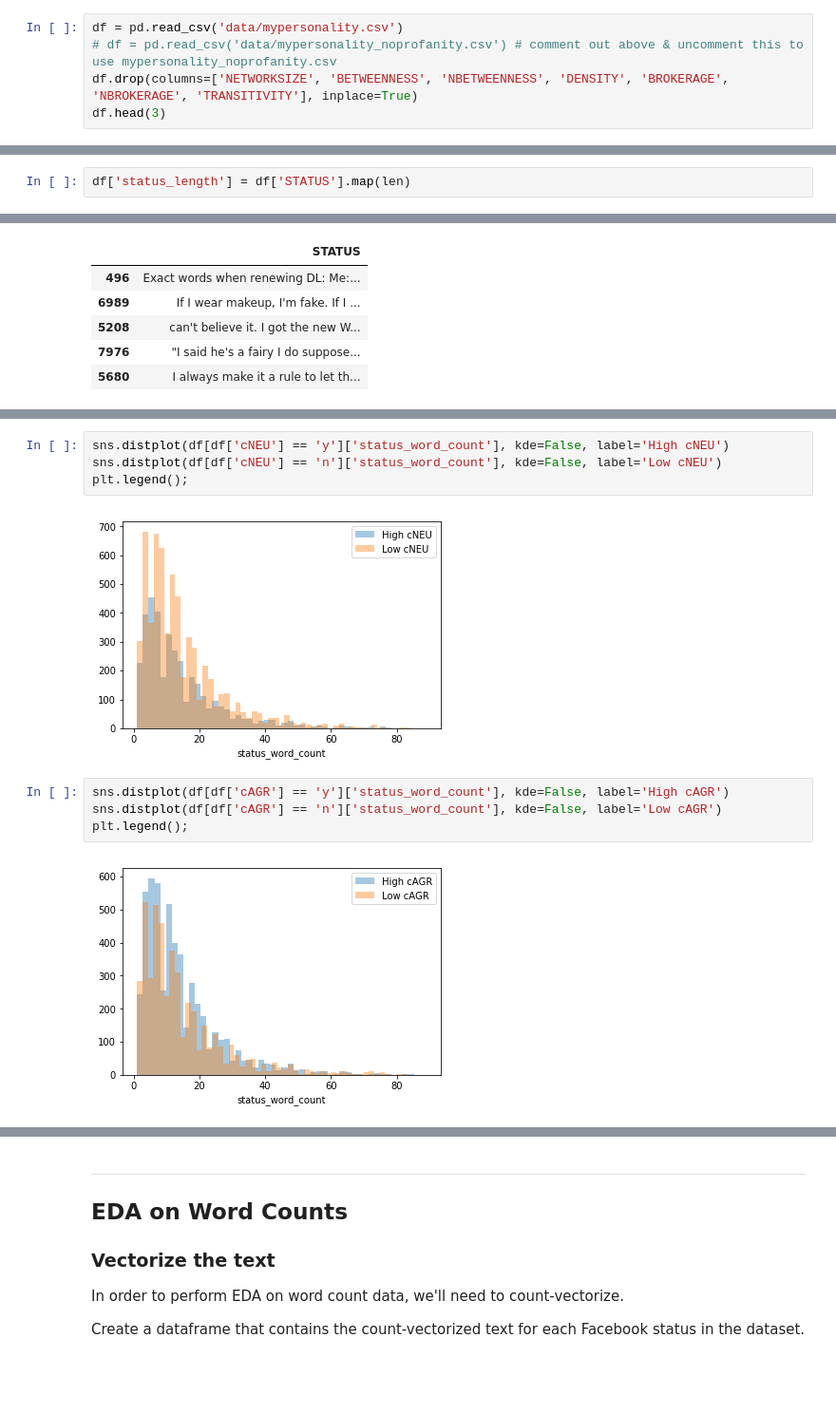
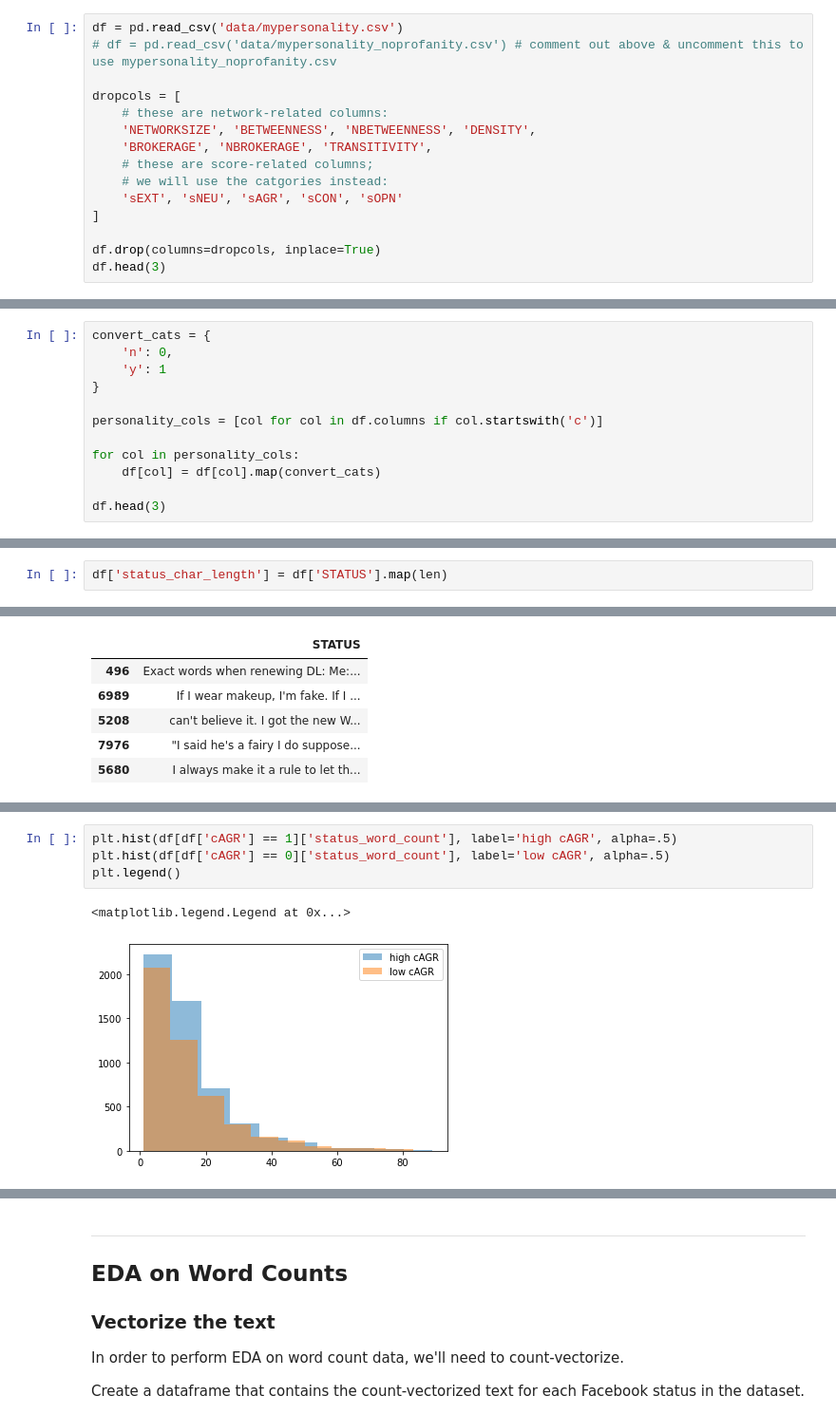
Before and after one commit to ga-curriculum/lab-nlp-eda, a Jupyter notebook: solution-code.ipynb, the cells around one changed output, grey strips where cells are left out. Shown at 95% size. Saved outputs shown, nothing was run; the diff lists cells and outputs as text; blank space fills up the shorter version.

Commit message:
re-written to use only personality columns; require converting y/n to 1/0; allow either seaborn or matplotlib; etc.

```diff
--- a/solution-code.ipynb
+++ b/solution-code.ipynb
@@ -59,6 +74,16 @@ pd.options.display.max_colwidth = 400
 # %%
 df = pd.read_csv('data/mypersonality.csv')
 # df = pd.read_csv('data/mypersonality_noprofanity.csv') # comment out above & uncomment this to use mypersonality_noprofanity.csv
-df.drop(columns=['NETWORKSIZE', 'BETWEENNESS', 'NBETWEENNESS', 'DENSITY', 'BROKERAGE', 'NBROKERAGE', 'TRANSITIVITY'], inplace=True)
+
+dropcols = [
+    # these are network-related columns:
+    'NETWORKSIZE', 'BETWEENNESS', 'NBETWEENNESS', 'DENSITY',
+    'BROKERAGE', 'NBROKERAGE', 'TRANSITIVITY',
+    # these are score-related columns;
+    # we will use the catgories instead:
+    'sEXT', 'sNEU', 'sAGR', 'sCON', 'sOPN'
+]
+
+df.drop(columns=dropcols, inplace=True)
 df.head(3)
 # %% [output]
@@ -68,0 +100,12 @@ df.head(3)
+# %%
+convert_cats = {
+    'n': 0,
+    'y': 1
+}
+
+personality_cols = [col for col in df.columns if col.startswith('c')]
+
+for col in personality_cols:
+    df[col] = df[col].map(convert_cats)
+
+df.head(3)
@@ -77,3 +177,3 @@ Before we even vectorize the text, we might look at the lengths and word counts
 # %%
-df['status_length'] = df['STATUS'].map(len)
+df['status_char_length'] = df['STATUS'].map(len)
 # %% [markdown]
@@ -312,12 +404,7 @@ plt.legend();
-# %%
-sns.distplot(df[df['cNEU'] == 'y']['status_word_count'], kde=False, label='High cNEU')
-sns.distplot(df[df['cNEU'] == 'n']['status_word_count'], kde=False, label='Low cNEU')
-plt.legend();
-# %% [output]
-[figure, removed]
 # %%
-sns.distplot(df[df['cAGR'] == 'y']['status_word_count'], kde=False, label='High cAGR')
-sns.distplot(df[df['cAGR'] == 'n']['status_word_count'], kde=False, label='Low cAGR')
-plt.legend();
+plt.hist(df[df['cAGR'] == 1]['status_word_count'], label='high cAGR', alpha=.5)
+plt.hist(df[df['cAGR'] == 0]['status_word_count'], label='low cAGR', alpha=.5)
+plt.legend()
 # %% [output]
+<matplotlib.legend.Legend at 0x...>
-[figure, old version]
+[figure, new version]
```
Also changed, not shown: parts of 75 cells of this notebook, 1 other file.
